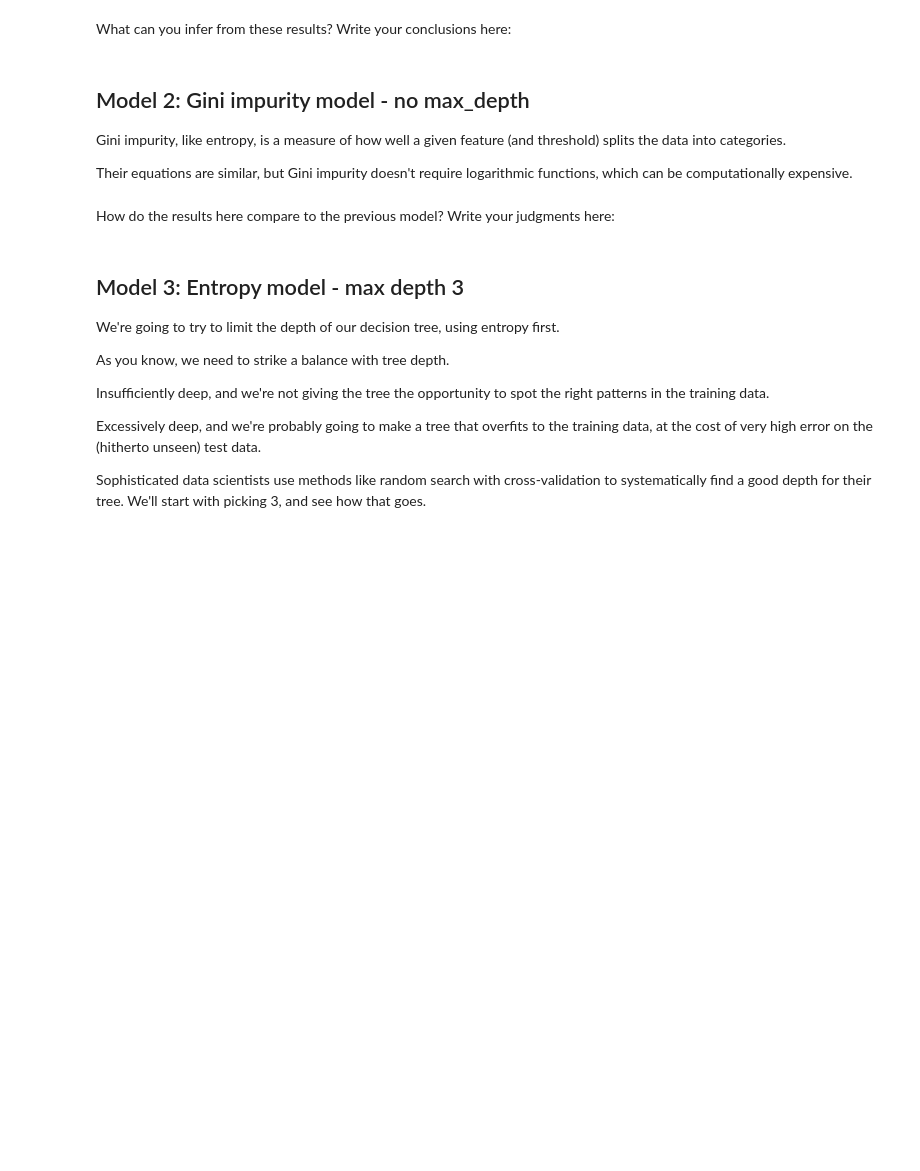
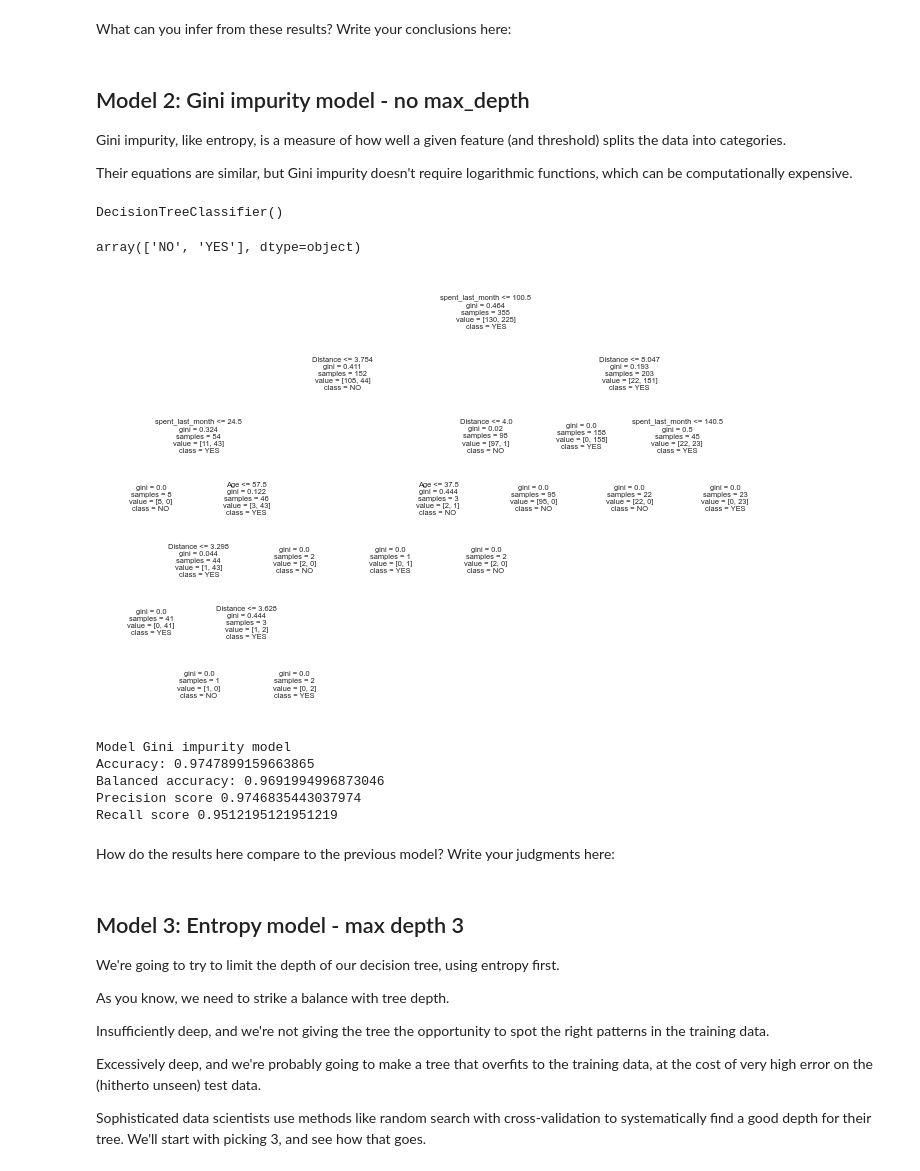
Before and after one commit to dineshh912/datascience_casestudy_springboard, a Jupyter notebook: Decision-Tree-casestudy/DecisionTree-SpecialtyCoffee-CaseStudy-Tier3.ipynb, the cells around one changed output. Drawn from its saved outputs; the diff is of its cells as text; code cells hidden in the pictures; blank space fills up the shorter version.

```diff
--- a/Decision-Tree-casestudy/DecisionTree-SpecialtyCoffee-CaseStudy-Tier3.ipynb
+++ b/Decision-Tree-casestudy/DecisionTree-SpecialtyCoffee-CaseStudy-Tier3.ipynb
@@ -436,26 +433,30 @@ Their equations are similar, but Gini impurity doesn't require logarithmic funct
 # %%
 # Make a variable called gini_model, and assign it exactly what you assigned entr_model with above, but with the
 # criterion changed to 'gini'
-gini_model
+gini_model = tree.DecisionTreeClassifier(criterion='gini')
 
 # Call fit() on the gini_model as you did with the entr_model
-_ _ _
+gini_model.fit(X_train, y_train)
 
 # Call predict() on the gini_model as you did with the entr_model
-_ _ _
+y_pred = gini_model.predict(X_test)
 
 # Turn y_pred into a series, as before
-_ _ _
+pd.Series(y_pred)
 
 # Check out gini_model
-_ _ _
+gini_model
+# %% [output]
+DecisionTreeClassifier()
 # %%
 # As before, but make the model name gini_model
-_ _ _
-_ _ _
+tree.plot_tree(gini_model, class_names = ["NO", "YES"],  feature_names=X_train.columns)
 
 # Alternatively for class_names use gini_model.classes_
-_ _ _
+gini_model.classes_
+# %% [output]
+array(['NO', 'YES'], dtype=object)
+[figure, added]
 # %%
 # Run this block for model evaluation
 print("Model Gini impurity model")
@@ -463,6 +464,12 @@ print("Accuracy:", metrics.accuracy_score(y_test,y_pred))
 print("Balanced accuracy:", metrics.balanced_accuracy_score(y_test,y_pred))
 print('Precision score' , metrics.precision_score(y_test,y_pred, pos_label = "YES"))
 print('Recall score' , metrics.recall_score(y_test,y_pred, pos_label = "NO"))
+# %% [output]
+Model Gini impurity model
+Accuracy: 0.9747899159663865
+Balanced accuracy: 0.9691994996873046
+Precision score 0.9746835443037974
+Recall score 0.9512195121951219
 # %% [markdown]
 How do the results here compare to the previous model? Write your judgments here:
 # %% [markdown]
```
Also changed, not shown: parts of 20 cells of this notebook.
